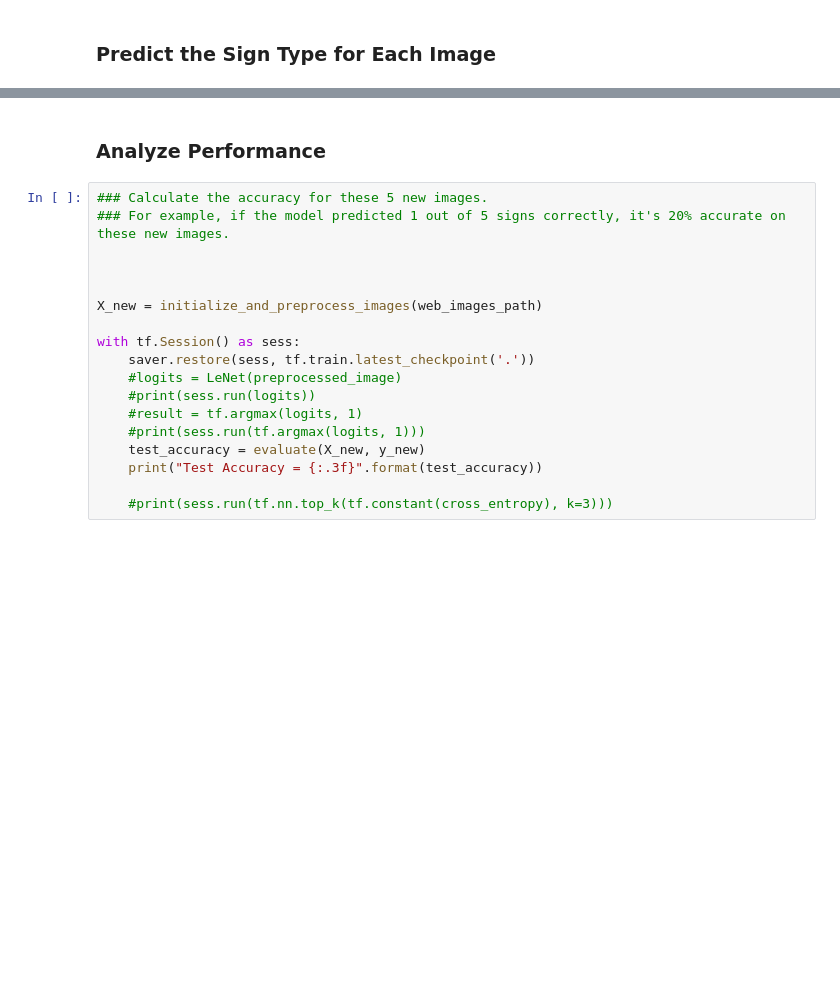
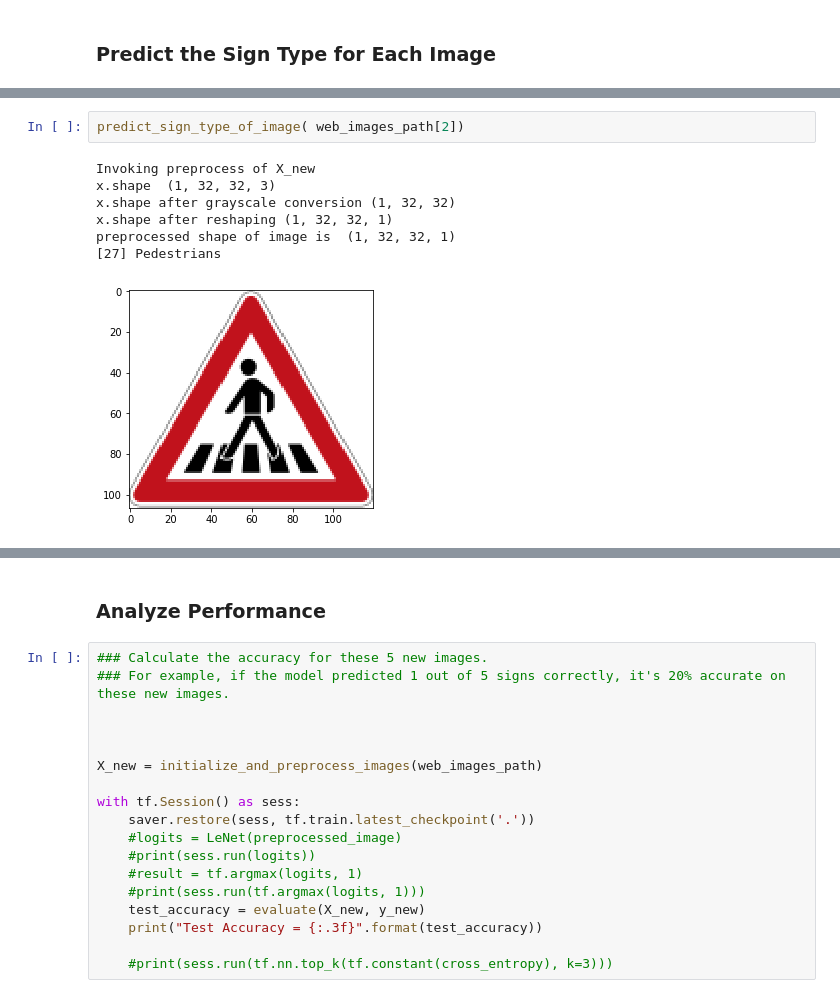
Before and after one commit to dinesh-i/CarND-Traffic-Sign-Classifier-Project, a Jupyter notebook: Traffic_Sign_Classifier_Copy.ipynb, the cells around one changed output, grey strips where cells are left out. Cells and saved outputs as stored; diff of their text form; blank space fills up the shorter version.

```diff
--- a/Traffic_Sign_Classifier_Copy.ipynb
+++ b/Traffic_Sign_Classifier_Copy.ipynb
@@ -446,0 +488,10 @@ def initialize_and_preprocess_images(web_images_path):
+# %%
+predict_sign_type_of_image( web_images_path[2])
+# %% [output]
+Invoking preprocess of X_new
+x.shape  (1, 32, 32, 3)
+x.shape after grayscale conversion (1, 32, 32)
+x.shape after reshaping (1, 32, 32, 1)
+preprocessed shape of image is  (1, 32, 32, 1)
+[27] Pedestrians
+[figure, added]
```
Also changed, not shown: parts of 14 cells of this notebook, 3 other files.
